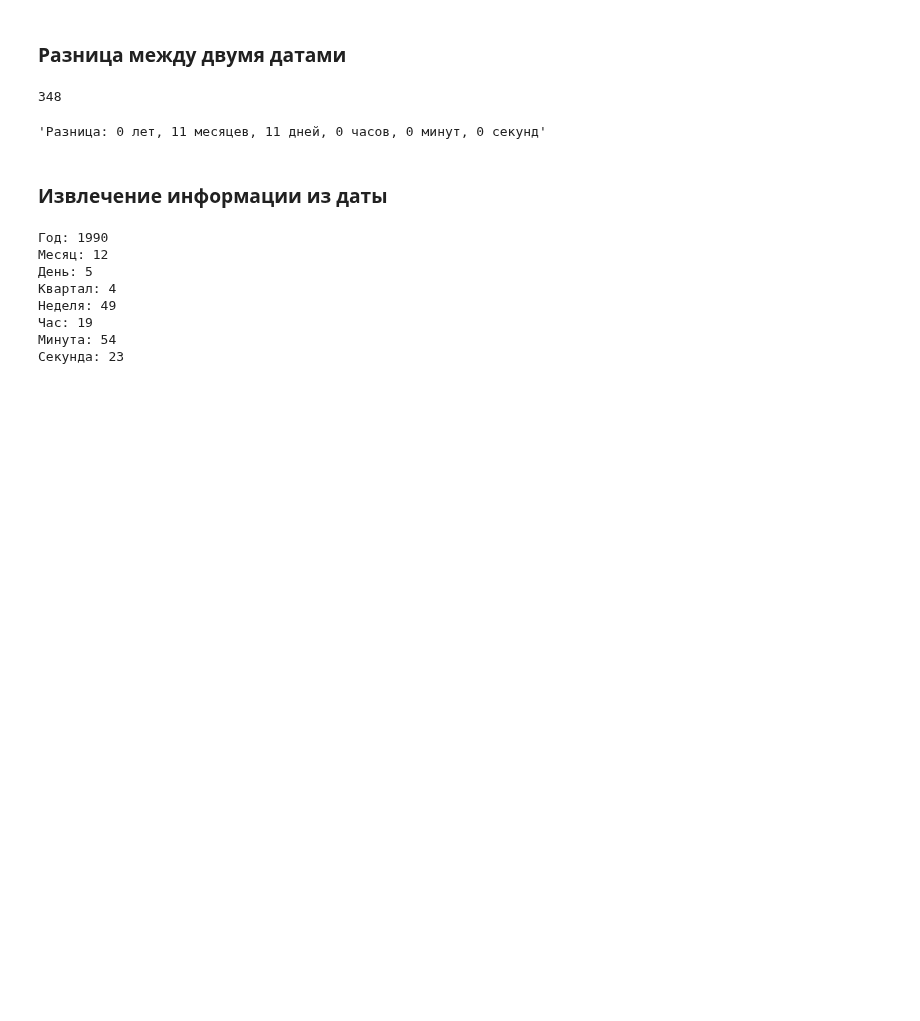
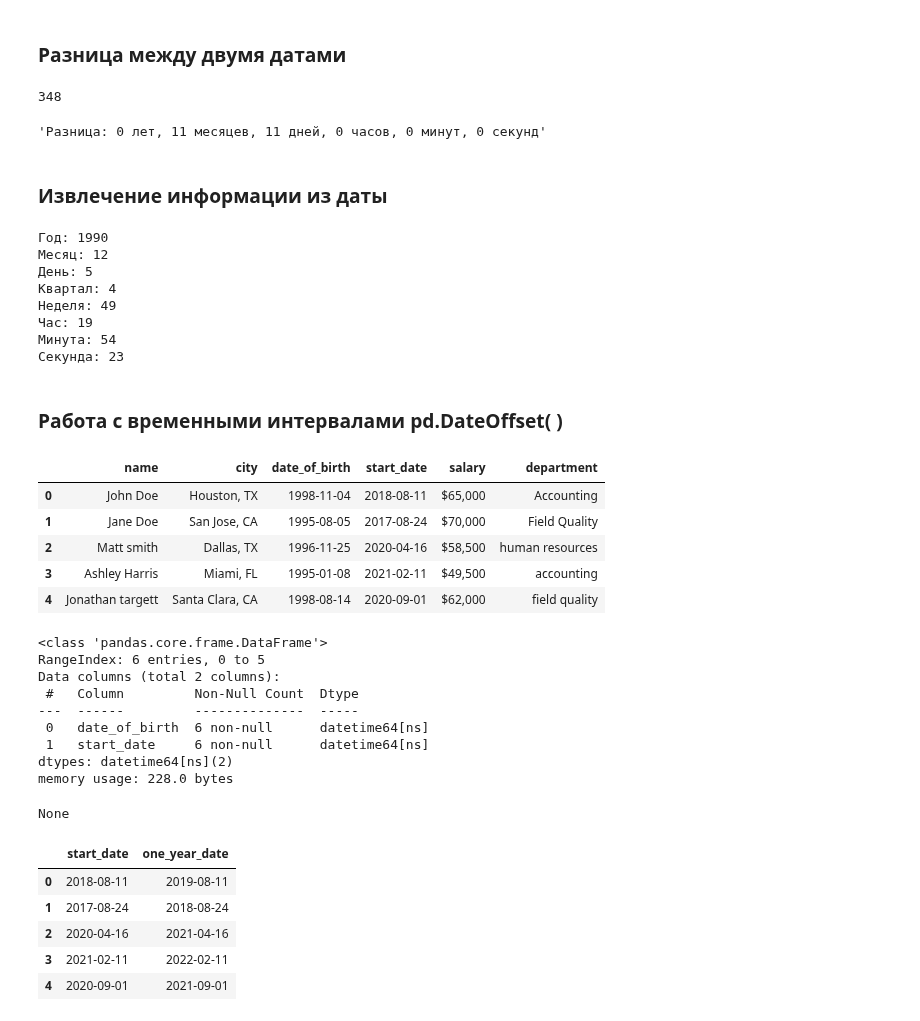
Before and after one commit to Korablinr54/Python, a Jupyter notebook: Pandas/Pandas.ipynb, the cells around one changed output. Cells and saved outputs as stored; diff of their text form; code cells hidden in the pictures; blank space fills up the shorter version.

Commit message:
Операции с датой и временем ч.2

```diff
--- a/Pandas/Pandas.ipynb
+++ b/Pandas/Pandas.ipynb
@@ -974,3 +974,49 @@ print(f'Секунда: {date_1.second}')
 Час: 19
 Минута: 54
 Секунда: 23
+# %% [markdown]
+### Работа с временными интервалами pd.DateOffset( )
+# %%
+# читаем csv с информацией о сотрудниках
+staff = pd.read_csv('datasets/staff.csv')
+
+# смотрим на датасет
+display(staff.head())
+
+# преобразуем поля с датой в формате datetime
+staff = staff.astype({
+    'date_of_birth' : 'datetime64[ns]',
+    'start_date' : 'datetime64[ns]'
+})
+
+# убеждаемся, что изменили тип данных для полей
+display(staff[['date_of_birth', 'start_date']].info())
+
+# добавляем новый столбец равный дата приема сотрудника + 1 год
+staff['one_year_date'] = staff['start_date'] + pd.DateOffset(years=1)
+
+# выводим поля с датой приема и датой + 1 год
+display(staff[['start_date', 'one_year_date']].head())
+# %% [output]
+|  | name | city | date_of_birth | start_date | salary | department |
+| 0 | John Doe | Houston, TX | 1998-11-04 | 2018-08-11 | $65,000 | Accounting |
+| 1 | Jane Doe | San Jose, CA | 1995-08-05 | 2017-08-24 | $70,000 | Field Quality |
+| 2 | Matt smith | Dallas, TX | 1996-11-25 | 2020-04-16 | $58,500 | human resources |
+| 3 | Ashley Harris | Miami, FL | 1995-01-08 | 2021-02-11 | $49,500 | accounting |
+| 4 | Jonathan targett | Santa Clara, CA | 1998-08-14 | 2020-09-01 | $62,000 | field quality |
+<class 'pandas.core.frame.DataFrame'>
+RangeIndex: 6 entries, 0 to 5
+Data columns (total 2 columns):
+ #   Column         Non-Null Count  Dtype
+---  ------         --------------  -----
+ 0   date_of_birth  6 non-null      datetime64[ns]
+ 1   start_date     6 non-null      datetime64[ns]
+dtypes: datetime64[ns](2)
+memory usage: 228.0 bytes
+None
+|  | start_date | one_year_date |
+| 0 | 2018-08-11 | 2019-08-11 |
+| 1 | 2017-08-24 | 2018-08-24 |
+| 2 | 2020-04-16 | 2021-04-16 |
+| 3 | 2021-02-11 | 2022-02-11 |
+| 4 | 2020-09-01 | 2021-09-01 |
```
Also changed, not shown: parts of 1 cell of this notebook.
